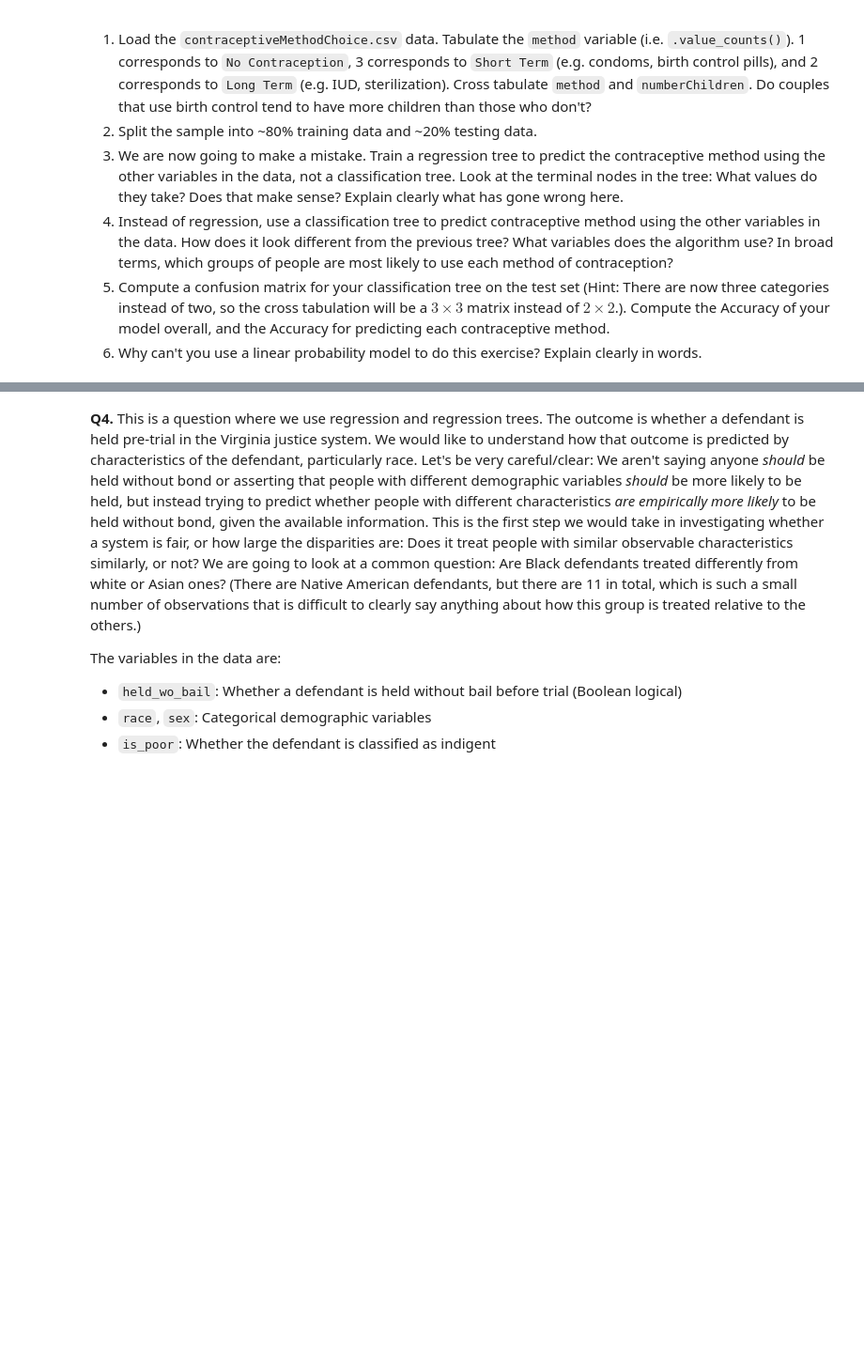
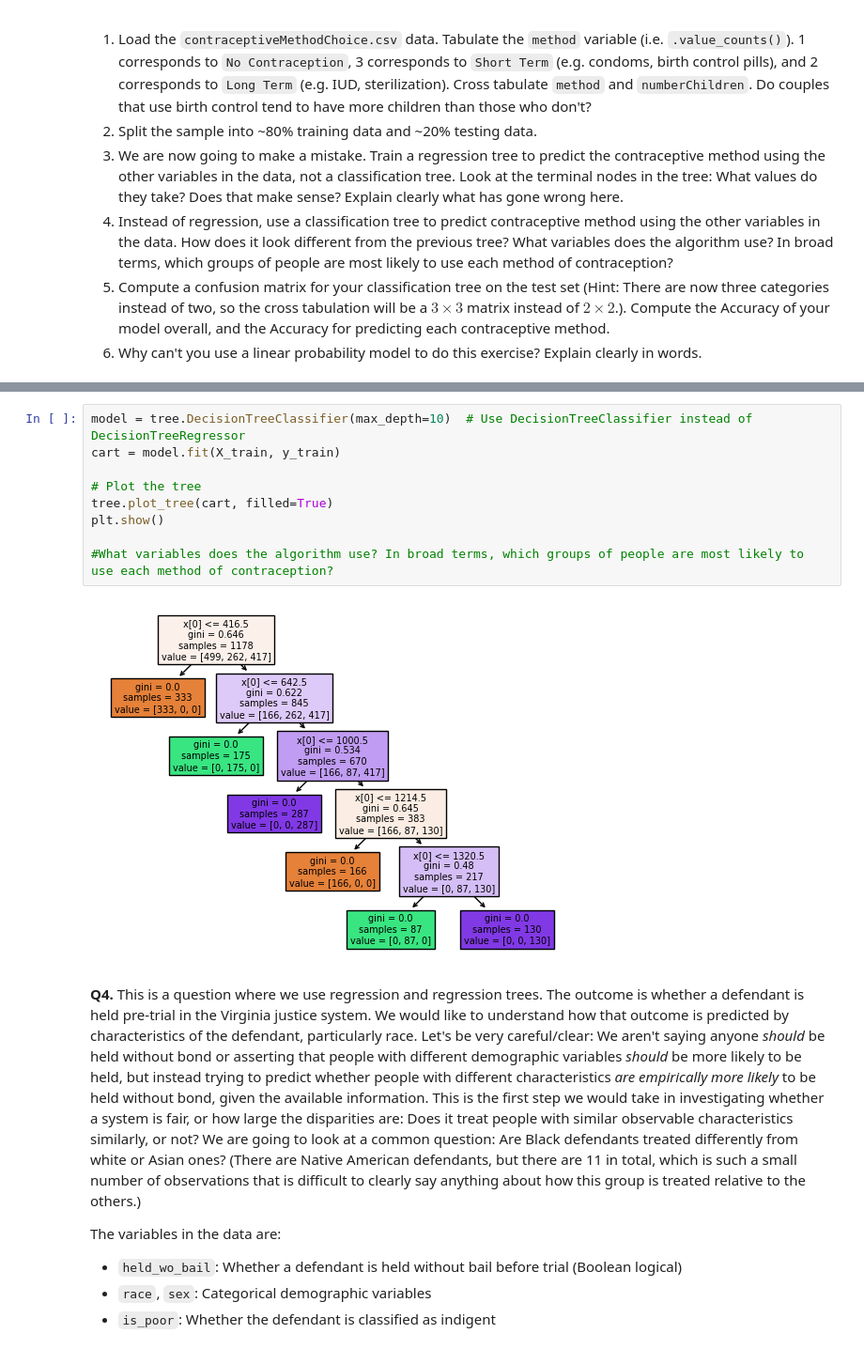
Before and after one commit to racheljhuh/assignment4, a Jupyter notebook: assignment4.ipynb, the cells around one changed output, grey strips where cells are left out. Shown: that part at 94% size. Drawn from its saved outputs; the diff is of its cells as text; blank space fills up the shorter version.

```diff
--- a/assignment4.ipynb
+++ b/assignment4.ipynb
@@ -324,3 +380,14 @@ As the degree goes up, R^2 increases linearly, and RMSE decreases linearly.
+# %%
+model = tree.DecisionTreeClassifier(max_depth=10)  # Use DecisionTreeClassifier instead of DecisionTreeRegressor
+cart = model.fit(X_train, y_train)
+
+# Plot the tree
+tree.plot_tree(cart, filled=True)
+plt.show()
+
+#What variables does the algorithm use? In broad terms, which groups of people are most likely to use each method of contraception?
+# %% [output]
+[figure, added]
 # %% [markdown]
 **Q4.** This is a question where we use regression and regression trees. The outcome is whether a defendant is held pre-trial in the Virginia justice system. We would like to understand how that outcome is predicted by characteristics of the defendant, particularly race. Let's be very careful/clear: We aren't saying anyone *should* be held without bond or asserting that people with different demographic variables *should* be more likely to be held, but instead trying to predict whether people with different characteristics *are empirically more likely* to be held without bond, given the available information. This is the first step we would take in investigating whether a system is fair, or how large the disparities are: Does it treat people with similar observable characteristics similarly, or not? We are going to look at a common question: Are Black defendants treated differently from white or Asian ones? (There are Native American defendants, but there are 11 in total, which is such a small number of observations that is difficult to clearly say anything about how this group is treated relative to the others.)
 
```
Also changed, not shown: parts of 4 cells of this notebook.
